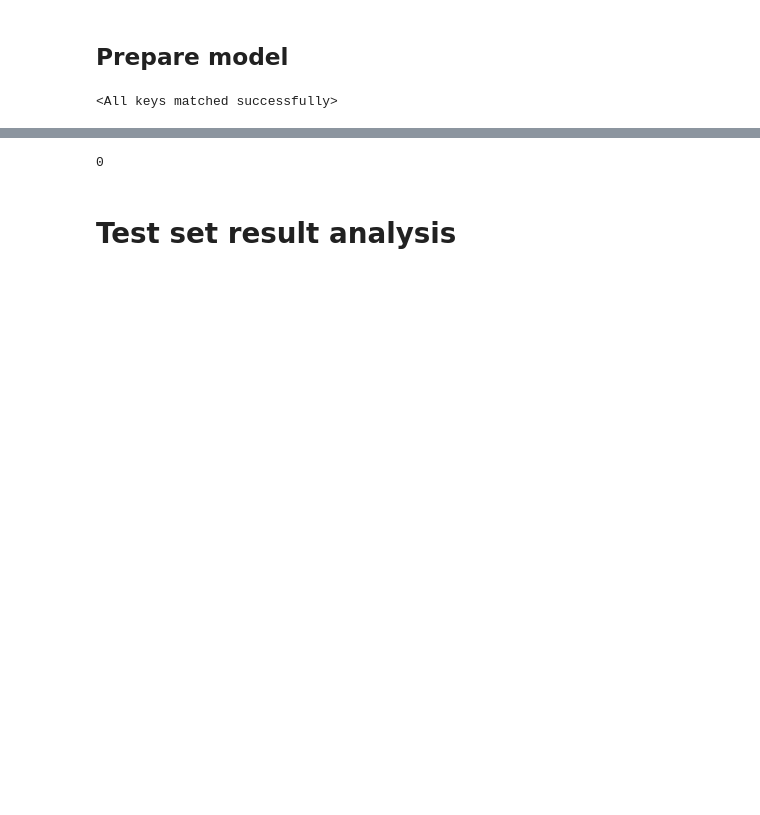
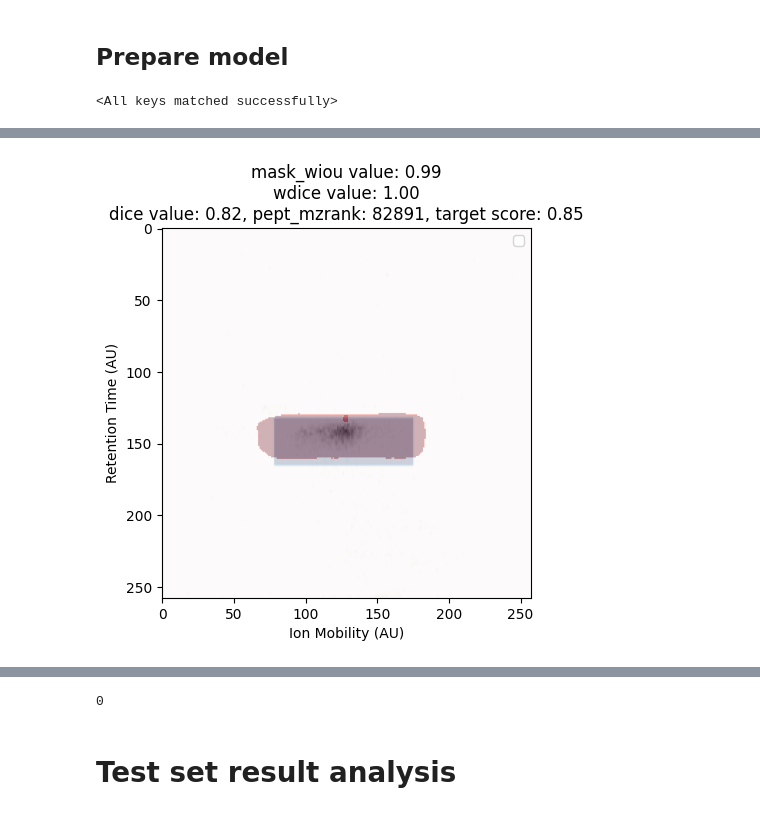
Before and after one commit to wilhelm-lab/SWAPS, a Jupyter notebook: notebooks/dev_51_ims_3d_seg_model_examination.ipynb, the cells around one changed output, grey strips where cells are left out. Saved outputs shown, nothing was run; the diff lists cells and outputs as text; code cells hidden in the pictures; blank space fills up the shorter version.

```diff
--- a/notebooks/dev_51_ims_3d_seg_model_examination.ipynb
+++ b/notebooks/dev_51_ims_3d_seg_model_examination.ipynb
@@ -23,8 +23,8 @@ if module_path not in sys.path:
 # %% [markdown]
 # Load data
 # %%
-swaps_config_path = "/cmnfs/proj/ORIGINS/SWAPS_exp/tims_ramp_time/corrected_RT_tol_pred_exp_library_160ms_with_decoy_pred_20240809_145020_771647/config_20240809_145020_771647.yaml"
-ps_dir = "exp_20240809_152440_626269"
+swaps_config_path = "/cmnfs/proj/ORIGINS/SWAPS_exp/tims_ramp_time/120min_libaray_100ms_20240826_175342_706954/config_seg_cls_1_1_minmaxscale.yaml"
+ps_dir = "exp_20240829_133123_074052"
 # %%
 from utils.config import get_cfg_defaults
 from utils.singleton_swaps_optimization import swaps_optimization_cfg
@@ -113,7 +215,7 @@ best_model_path = os.path.join(
         "peak_selection",
         ps_dir,
         "model_backups",
-        "bst_model_0.5668.pt",
+        "bst_model_1.1002.pt",
     )
 )
 bst_model = build_model(cfg_model)
@@ -121,3 +223,20 @@ checkpoint = torch.load(best_model_path, map_location=device)
 bst_model.load_state_dict(checkpoint["model_state_dict"])
 # %% [output]
 <All keys matched successfully>
+# %%
+%autoreload 2
+from peak_detection_2d.utils import plot_sample_predictions
+
+plot_sample_predictions(
+    dataset=test_dataset,
+    save_dir=None,
+    model=bst_model,
+    metric_list=["mask_wiou", "wdice", "dice"],
+    device=device,
+    label="mask",
+    sample_indices=[0],
+    use_hint=False,
+    zoom_in=False,
+    exp=False,
+)
+# %% [output]
@@ -123,0 +251 @@ bst_model.load_state_dict(checkpoint["model_state_dict"])
+[figure, added]
```
Also changed, not shown: parts of 58 cells of this notebook, 6 other files.
